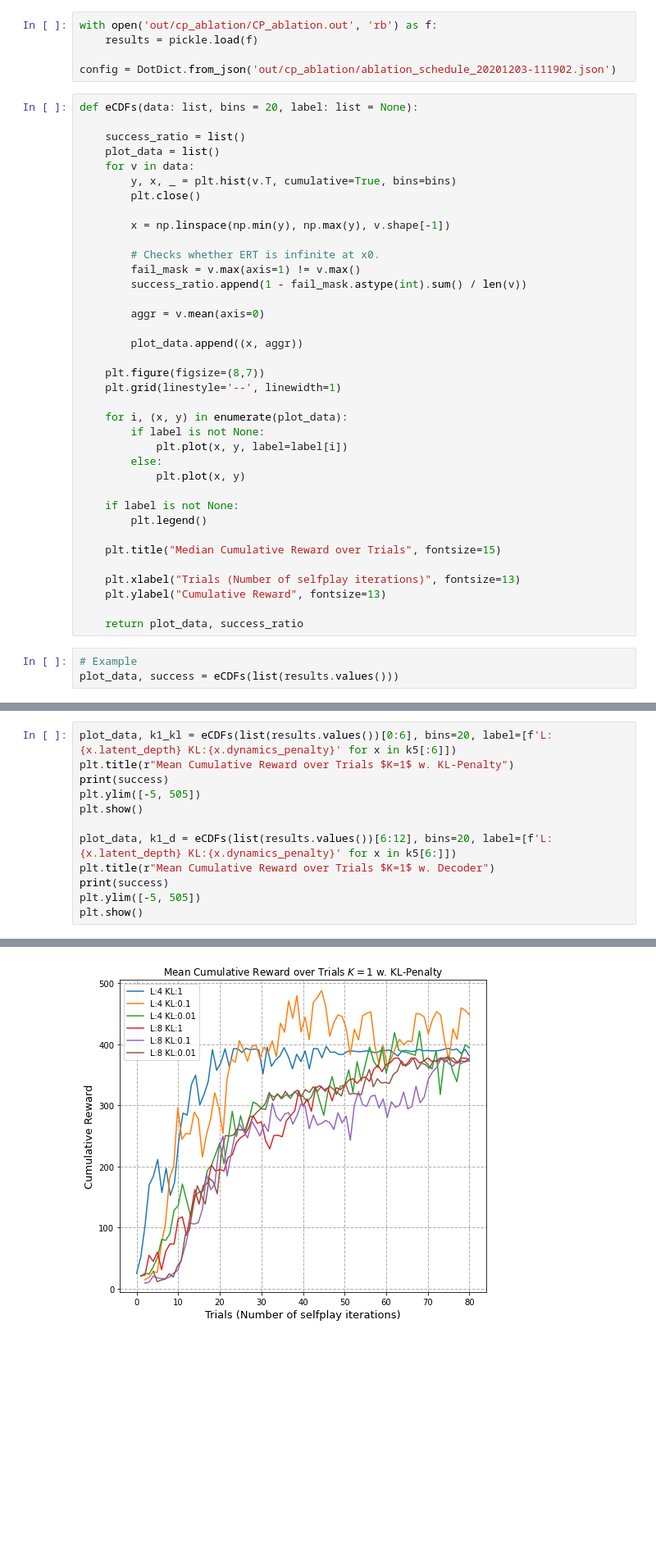
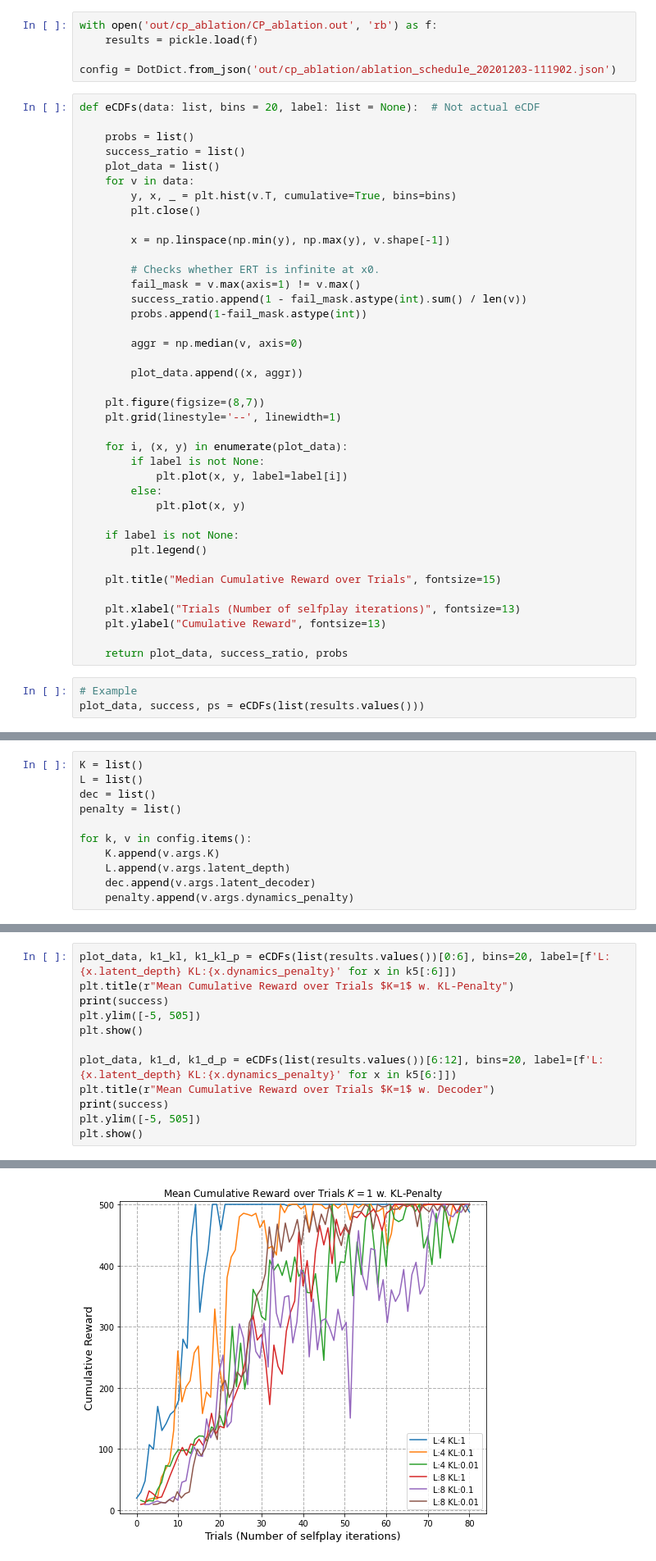
Before and after one commit to kaesve/muzero, a Jupyter notebook: Ablation Analysis.ipynb, the cells around one changed output, grey strips where cells are left out. Shown at 82% size. Drawn from its saved outputs; the diff is of its cells as text; blank space fills up the shorter version.

```diff
--- a/Ablation Analysis.ipynb
+++ b/Ablation Analysis.ipynb
@@ -13,8 +16,9 @@ with open('out/cp_ablation/CP_ablation.out', 'rb') as f:
 
 config = DotDict.from_json('out/cp_ablation/ablation_schedule_20201203-111902.json')
 # %%
-def eCDFs(data: list, bins = 20, label: list = None):
+def eCDFs(data: list, bins = 20, label: list = None):  # Not actual eCDF
 
+    probs = list()
     success_ratio = list()
     plot_data = list()
     for v in data:
@@ -26,8 +30,9 @@ def eCDFs(data: list, bins = 20, label: list = None):
         # Checks whether ERT is infinite at x0.
         fail_mask = v.max(axis=1) != v.max()
         success_ratio.append(1 - fail_mask.astype(int).sum() / len(v))
+        probs.append(1-fail_mask.astype(int))
 
-        aggr = v.mean(axis=0)
+        aggr = np.median(v, axis=0)
 
         plot_data.append((x, aggr))
 
@@ -48,8 +53,8 @@ def eCDFs(data: list, bins = 20, label: list = None):
     plt.xlabel("Trials (Number of selfplay iterations)", fontsize=13)
     plt.ylabel("Cumulative Reward", fontsize=13)
 
-    return plot_data, success_ratio
+    return plot_data, success_ratio, probs
 # %%
 # Example
-plot_data, success = eCDFs(list(results.values()))
+plot_data, success, ps = eCDFs(list(results.values()))
 # %% [output]
@@ -57,3 +62,14 @@ plot_data, success = eCDFs(list(results.values()))
+# %%
+K = list()
+L = list()
+dec = list()
+penalty = list()
+
+for k, v in config.items():
+    K.append(v.args.K)
+    L.append(v.args.latent_depth)
+    dec.append(v.args.latent_decoder)
+    penalty.append(v.args.dynamics_penalty)
 # %%
 k1 = list()
 k5 = list()
@@ -69,13 +85,13 @@ for k, v in config.items():
     elif v.args.K == 10:
         k10.append(v.args)
 # %%
-plot_data, k1_kl = eCDFs(list(results.values())[0:6], bins=20, label=[f'L:{x.latent_depth} KL:{x.dynamics_penalty}' for x in k5[:6]])
+plot_data, k1_kl, k1_kl_p = eCDFs(list(results.values())[0:6], bins=20, label=[f'L:{x.latent_depth} KL:{x.dynamics_penalty}' for x in k5[:6]])
 plt.title(r"Mean Cumulative Reward over Trials $K=1$ w. KL-Penalty")
 print(success)
 plt.ylim([-5, 505])
 plt.show()
 
-plot_data, k1_d = eCDFs(list(results.values())[6:12], bins=20, label=[f'L:{x.latent_depth} KL:{x.dynamics_penalty}' for x in k5[6:]])
+plot_data, k1_d, k1_d_p = eCDFs(list(results.values())[6:12], bins=20, label=[f'L:{x.latent_depth} KL:{x.dynamics_penalty}' for x in k5[6:]])
 plt.title(r"Mean Cumulative Reward over Trials $K=1$ w. Decoder")
 print(success)
 plt.ylim([-5, 505])
@@ -85 +101 @@ plt.show()
-[figure, old version]
+[figure, new version]
```
Also changed, not shown: parts of 25 cells of this notebook, 4 other files.
